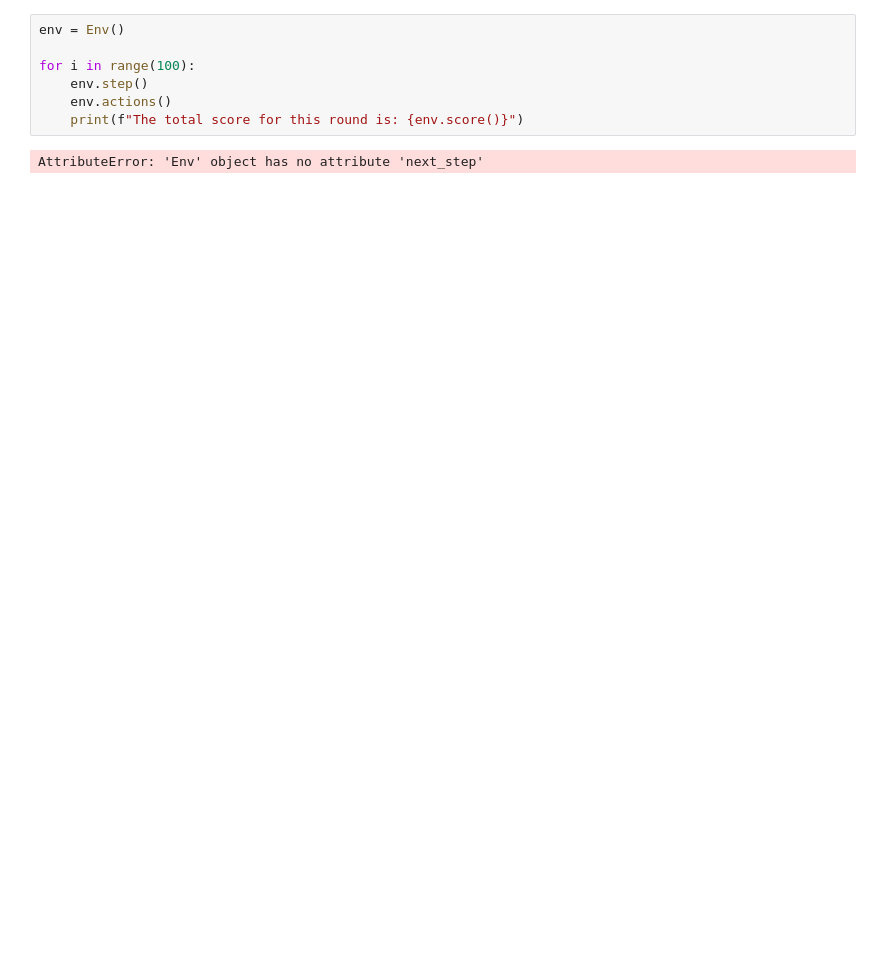
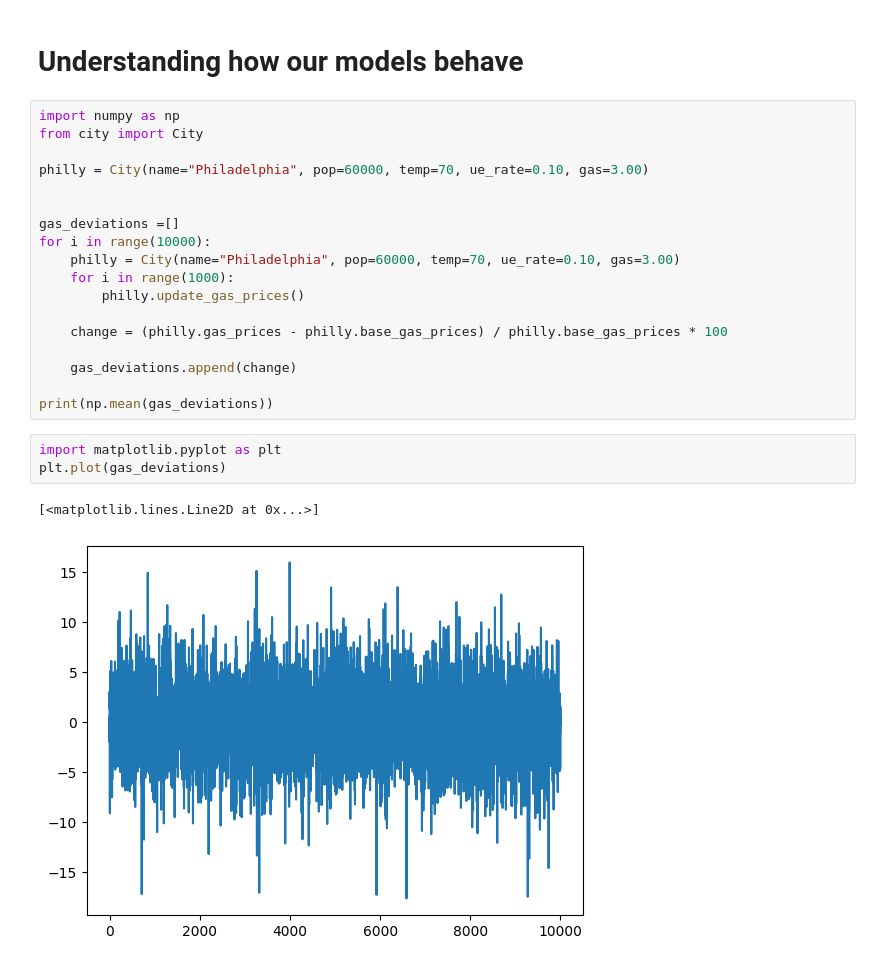
Before and after one commit to abiancar/dynamic-pricing, a Jupyter notebook: rail.ipynb, the cells around one changed output. Drawn from its saved outputs; the diff is of its cells as text; blank space fills up the shorter version.

```diff
--- a/rail.ipynb
+++ b/rail.ipynb
@@ -124,9 +1,26 @@ class Trip:
-# %%
-env = Env()
-
-for i in range(100):
-    env.step()
-    env.actions()
-    print(f"The total score for this round is: {env.score()}")
-# %% [output]
-AttributeError: 'Env' object has no attribute 'next_step'
+# %% [markdown]
+# Understanding how our models behave
+# %%
+import numpy as np
+from city import City
+
+philly = City(name="Philadelphia", pop=60000, temp=70, ue_rate=0.10, gas=3.00)
+
+
+gas_deviations =[]
+for i in range(10000):
+    philly = City(name="Philadelphia", pop=60000, temp=70, ue_rate=0.10, gas=3.00)
+    for i in range(1000):
+        philly.update_gas_prices()
+
+    change = (philly.gas_prices - philly.base_gas_prices) / philly.base_gas_prices * 100
+
+    gas_deviations.append(change)
+
+print(np.mean(gas_deviations))
+# %%
+import matplotlib.pyplot as plt
+plt.plot(gas_deviations)
+# %% [output]
+[<matplotlib.lines.Line2D at 0x...>]
+[figure, added]
```
Also changed, not shown: parts of 6 cells of this notebook, 7 other files.
